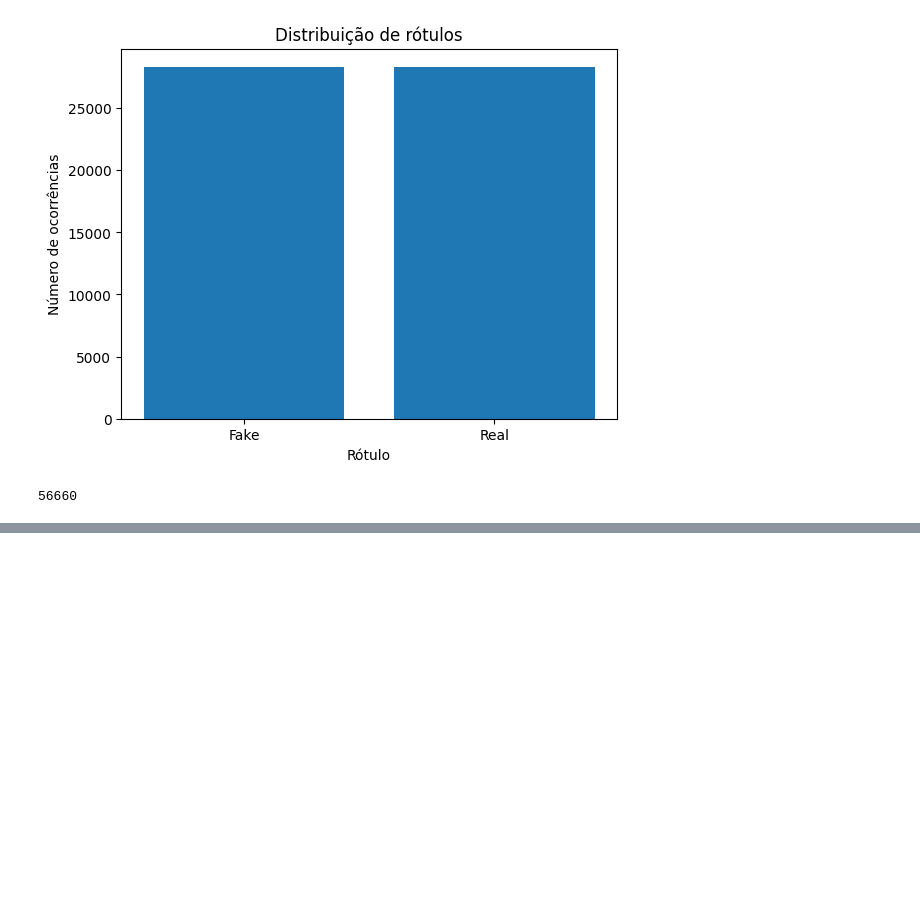
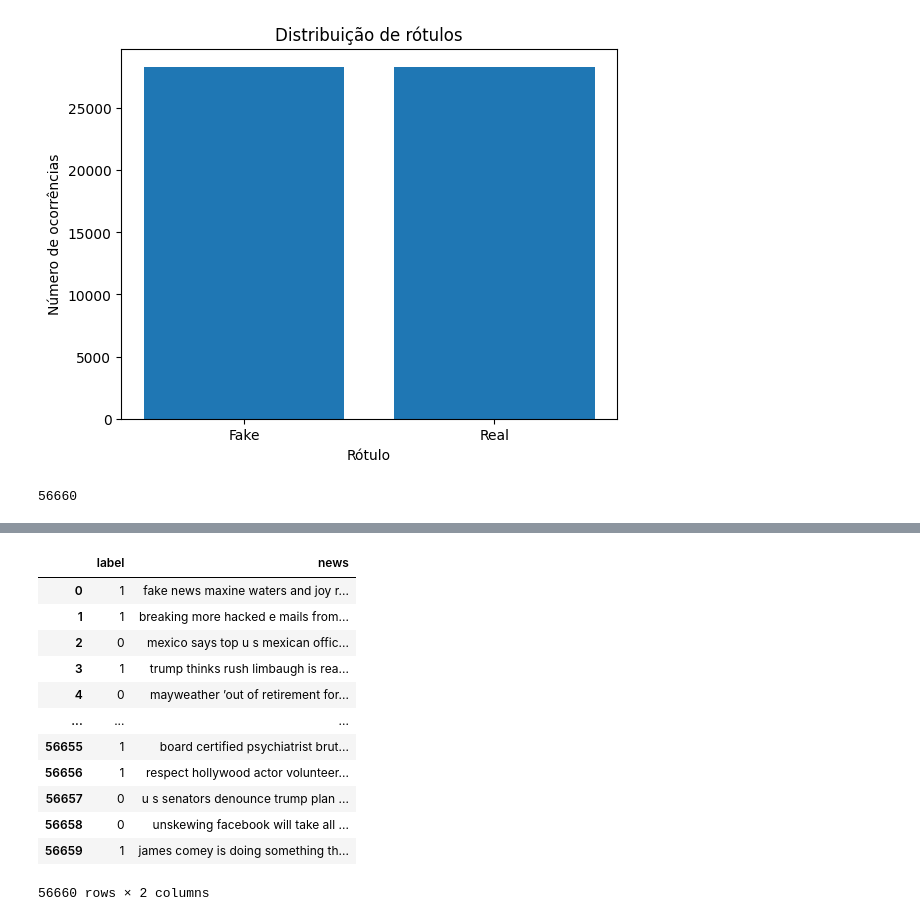
Before and after one commit to welitonlimaa/Deep-Learning-for-Fake-News-Detection, a Jupyter notebook: notebooks/dataprocessing.ipynb, the cells around one changed output, grey strips where cells are left out. Saved outputs shown, nothing was run; the diff lists cells and outputs as text; code cells hidden in the pictures; blank space fills up the shorter version.

```diff
--- a/notebooks/dataprocessing.ipynb
+++ b/notebooks/dataprocessing.ipynb
@@ -147,0 +154,7 @@ df_balanced.shape[0]
+# %%
+from sklearn.feature_extraction.text import TfidfVectorizer  # vetoriza usando TF-IDF
+
+# juntamos título e texto na mesma coluna
+df_balanced['news'] = pd.concat([df_balanced['title'], df_balanced['text']], axis=1).apply(lambda x: ' '.join(x), axis=1)
+
+df_balanced.head()
@@ -147,0 +168,31 @@ df_balanced.shape[0]
+# %%
+import string
+import re
+
+df_balanced["news"] = df_balanced["news"].apply(lambda x: re.sub(r"http\S+", "", x))
+df_balanced["news"] = df_balanced["news"].apply(lambda x: re.sub(r"@\S+ ", "", x))
+df_balanced["news"] = df_balanced["news"].apply(
+    lambda x: "".join(i for i in x if not i.isdigit())
+)
+table = str.maketrans(string.punctuation, " " * len(string.punctuation))
+df_balanced["news"] = df_balanced["news"].str.translate(table)
+df_balanced["news"] = df_balanced["news"].str.replace(" +", " ")
+df_balanced["news"] = df_balanced["news"].str.lower()
+df_balanced["news"] = df_balanced["news"].str.strip()
+# %%
+df_short = df_balanced.drop(['title', 'text'], axis=1)
+df_short
+# %% [output]
+|  | label | news |
+| 0 | 1 | fake news maxine waters and joy r... |
+| 1 | 1 | breaking more hacked e mails from... |
+| 2 | 0 | mexico says top u s mexican offic... |
+| 3 | 1 | trump thinks rush limbaugh is rea... |
+| 4 | 0 | mayweather ’out of retirement for... |
+| ... | ... | ... |
+| 56655 | 1 | board certified psychiatrist brut... |
+| 56656 | 1 | respect hollywood actor volunteer... |
+| 56657 | 0 | u s senators denounce trump plan ... |
+| 56658 | 0 | unskewing facebook will take all ... |
+| 56659 | 1 | james comey is doing something th... |
+56660 rows × 2 columns
```
Also changed, not shown: parts of 2 cells of this notebook.
